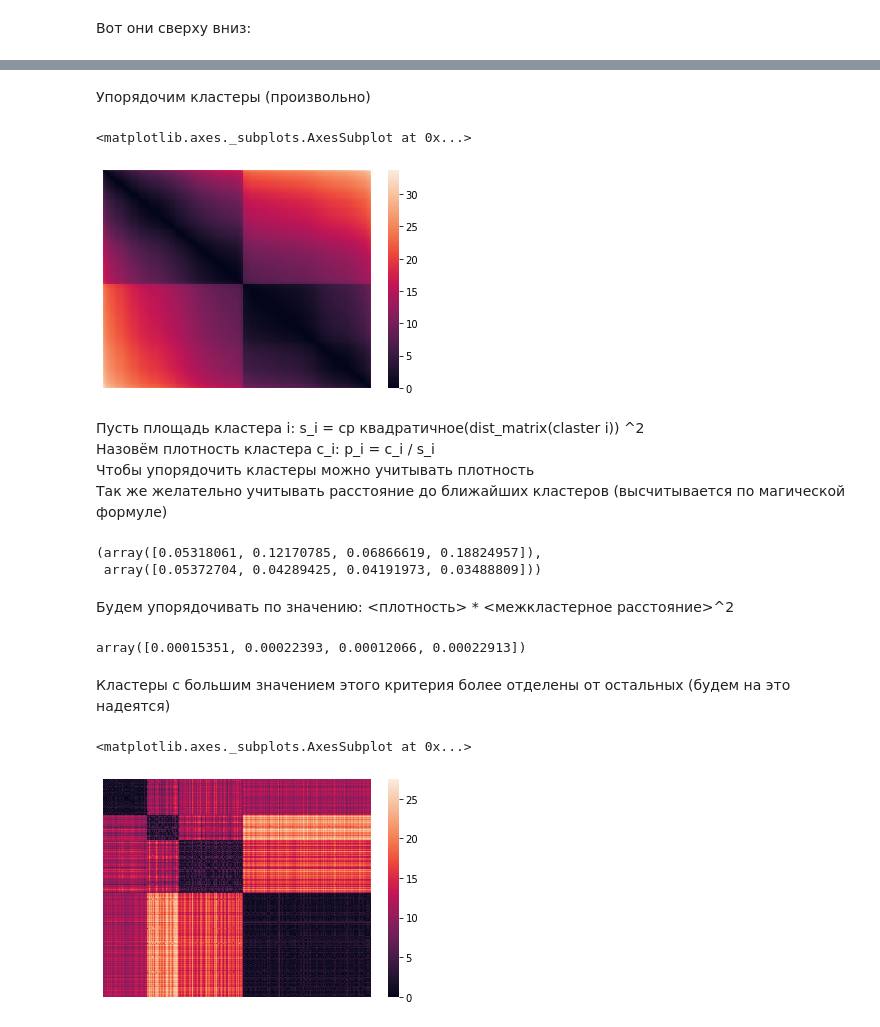
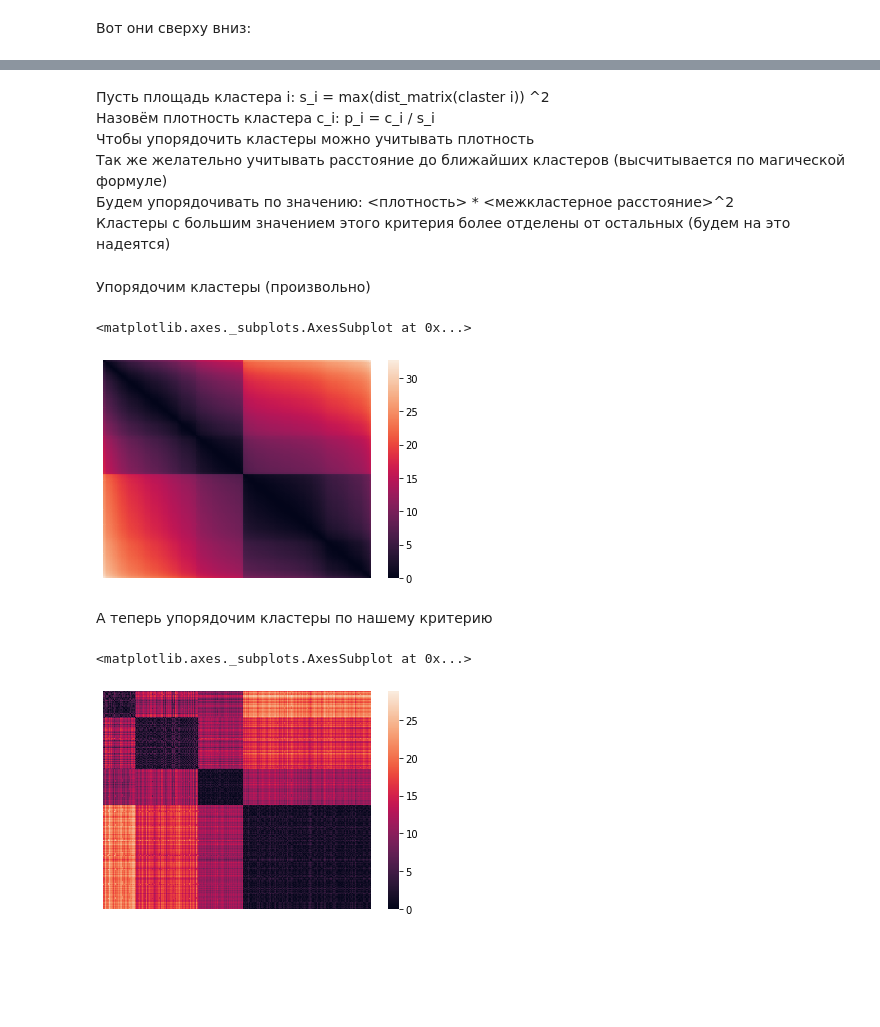
Before and after one commit to Dmitry315/Clasterization, a Jupyter notebook: K-means.ipynb, the cells around one changed output, grey strips where cells are left out. Drawn from its saved outputs; the diff is of its cells as text; code cells hidden in the pictures; blank space fills up the shorter version.

Commit message:
pre final version, add K choose, examples, modify centroid init

```diff
--- a/K-means.ipynb
+++ b/K-means.ipynb
@@ -100,0 +98,4 @@ Wall time: 2.3 s
+# %%
+%%time
+model = KMeans(100, distinct_points_init)
+u, c = model.fit(x)
@@ -289,51 +295,48 @@ for i in range(k):
+# %% [markdown]
+Пусть площадь кластера i: s_i = max(dist_matrix(claster i)) ^2 \
+Назовём плотность кластера c_i: p_i = c_i / s_i \
+Чтобы упорядочить кластеры можно учитывать плотность \
+Так же желательно учитывать расстояние до ближайших кластеров (высчитывается по магической формуле) \
+Будем упорядочивать по значению: <плотность> * <межкластерное расстояние>^2 \
+Кластеры с большим значением этого критерия более отделены от остальных (будем на это надеятся)
+# %%
+def sort_clasters(data, c, k):
+    dist_matrix = np.sqrt(np.sum(np.square(data - data[:, np.newaxis]), axis=-1))
+    p = np.zeros((k))
+    min_interclaster_dist = np.zeros((k))
+    for i in range(k):
+        claster_i = c==i
+        # np do  <dist_matrix[claster_i, claster_i]>  wrong!
+        dist_i = dist_matrix[claster_i, :][:, claster_i]
+        length = dist_i.shape[0]
+        s = np.square(np.max(dist_i))
+        p[i] =  length / s
+        # interclaster distance
+        claster_j = c!=i
+        dist_ij = np.sort(dist_matrix[claster_i, :][:, claster_j].flatten())
+        n = dist_ij.shape[0]
+        # magic formula
+        min_interclaster_dist[i] = np.mean(dist_ij[:int(np.sqrt(n)) + 1])
+    criteria = p * np.square(min_interclaster_dist)
+
+    return np.argsort(criteria)
 # %% [markdown]
 Упорядочим кластеры (произвольно)
 # %%
 data = np.concatenate((c[:, np.newaxis], x), axis=-1)
 data = np.sort(data, axis=0)[:, 1:]
-dist_matrix = np.sqrt(np.sum(np.square(data - data[:, np.newaxis]), axis=-1))
-sns.heatmap(dist_matrix, xticklabels=False, yticklabels=False)
+dist_matrix_sorted = np.sqrt(np.sum(np.square(data - data[:, np.newaxis]), axis=-1))
+sns.heatmap(dist_matrix_sorted, xticklabels=False, yticklabels=False)
 # %% [output]
 <matplotlib.axes._subplots.AxesSubplot at 0x...>
-[figure, old version]
+[figure, new version]
-# %% [markdown]
-Пусть площадь кластера i: s_i = ср квадратичное(dist_matrix(claster i)) ^2 \
-Назовём плотность кластера c_i: p_i = c_i / s_i \
-Чтобы упорядочить кластеры можно учитывать плотность \
-Так же желательно учитывать расстояние до ближайших кластеров (высчитывается по магической формуле)
-# %%
-p = np.zeros((k))
-min_interclaster_dist = np.zeros((k))
-for i in range(k):
-    claster_i = c==i
-    # np do  <dist_matrix[claster_i, claster_i]>  wrong!
-    dist_i = dist_matrix[claster_i, :][:, claster_i]
-    length = dist_i.shape[0]
-    s = np.max(dist_i * dist_i)
-    p[i] =  length / s
-    # interclaster distance
-    claster_j = c!=i
-    dist_ij = np.sort(dist_matrix[claster_i, :][:, claster_j].flatten())
-    n = dist_ij.shape[0]
-    # magic formula
-    min_interclaster_dist[i] = np.mean(dist_ij[:int(np.sqrt(n)) + 1])
-p, min_interclaster_dist
-# %% [output]
-(array([0.05318061, 0.12170785, 0.06866619, 0.18824957]),
- array([0.05372704, 0.04289425, 0.04191973, 0.03488809]))
-# %% [markdown]
-Будем упорядочивать по значению: <плотность> * <межкластерное расстояние>^2
-# %%
-criteria = p * np.square(min_interclaster_dist)
-criteria
-# %% [output]
-array([0.00015351, 0.00022393, 0.00012066, 0.00022913])
-# %% [markdown]
-Кластеры с большим значением этого критерия более отделены от остальных (будем на это надеятся)
+# %% [markdown]
+А теперь упорядочим кластеры по нашему критерию
 # %%
-result = np.concatenate(tuple(x[c==i] for i in np.argsort(criteria)), axis=0)
+sorted_clasters = sort_clasters(x, c, k)
+result = np.concatenate(tuple(x[c==i] for i in sorted_clasters), axis=0)
 dist_matrix = np.sqrt(np.sum(np.square(result - result[:, np.newaxis]), axis=-1))
 sns.heatmap(dist_matrix, xticklabels=False, yticklabels=False)
 # %% [output]
 <matplotlib.axes._subplots.AxesSubplot at 0x...>
-[figure, old version]
+[figure, new version]
```
Also changed, not shown: parts of 44 cells of this notebook.
